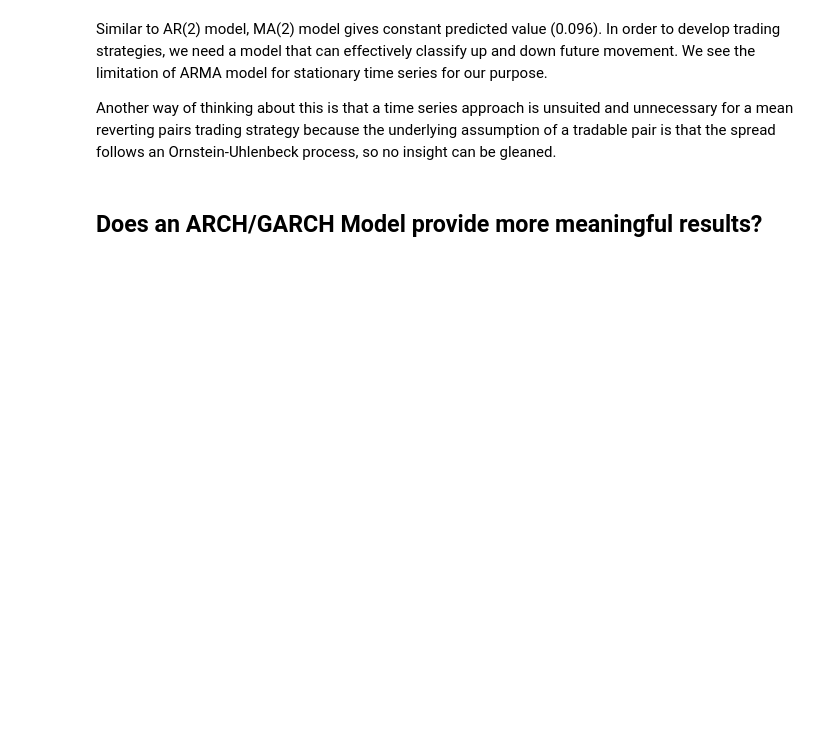
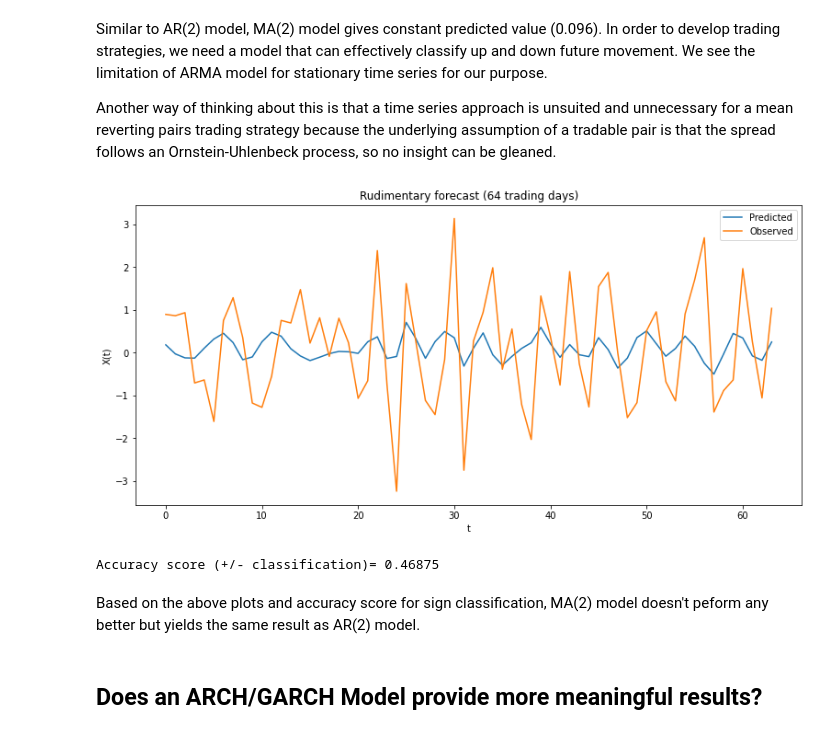
Before and after one commit to stevenkxu/TimeSeriesProject, a Jupyter notebook: 6351_Final_Project.ipynb, the cells around one changed output. Cells and saved outputs as stored; diff of their text form; code cells hidden in the pictures; blank space fills up the shorter version.

```diff
--- a/6351_Final_Project.ipynb
+++ b/6351_Final_Project.ipynb
@@ -656,6 +686,31 @@ Similar to AR(2) model, MA(2) model gives constant predicted value (0.096). In o
 
 
 Another way of thinking about this is that a time series approach is unsuited and unnecessary for a mean reverting pairs trading strategy because the underlying assumption of a tradable pair is that the spread follows an Ornstein-Uhlenbeck process, so no insight can be gleaned.
+# %%
+def condition_predict_ma(dataseries, observed, no_pred = 1):
+    observed = np.insert(observed, 0, dataseries[-1])
+    X_t1 = observed[0]
+    X_t2 = dataseries[-2]
+    output = []
+    for i in range(no_pred):
+        X_t = 0.096 - 0.1478*X_t1 - 0.1364*X_t2
+        output.append(X_t)
+        X_t2, X_t1 = observed[i], observed[i+1]
+    return output
+# %%
+test4 = condition_predict_ma(np.subtract(pf, 0.096), np.subtract(x_test.values, 0.096), 64)
+plot_prediction(test4, x_test.values)
+# %% [output]
+[figure, added]
+# %%
+pred_sign = [test4[i] > 0 for i in range(len(test1))]
+observed_sign = [x_test.values[i] > 0 for i in range(len(x_test.values))]
+accuracy = sum(pred_sign[i] == observed_sign) / len(test4)
+print('Accuracy score (+/- classification)=', accuracy)
+# %% [output]
+Accuracy score (+/- classification)= 0.46875
+# %% [markdown]
+Based on the above plots and accuracy score for sign classification, MA(2) model doesn't peform any better but yields the same result as AR(2) model.
 # %% [markdown]
 ## Does an ARCH/GARCH Model provide more meaningful results?
 # %% [markdown]
```
Also changed, not shown: parts of 15 cells of this notebook.
